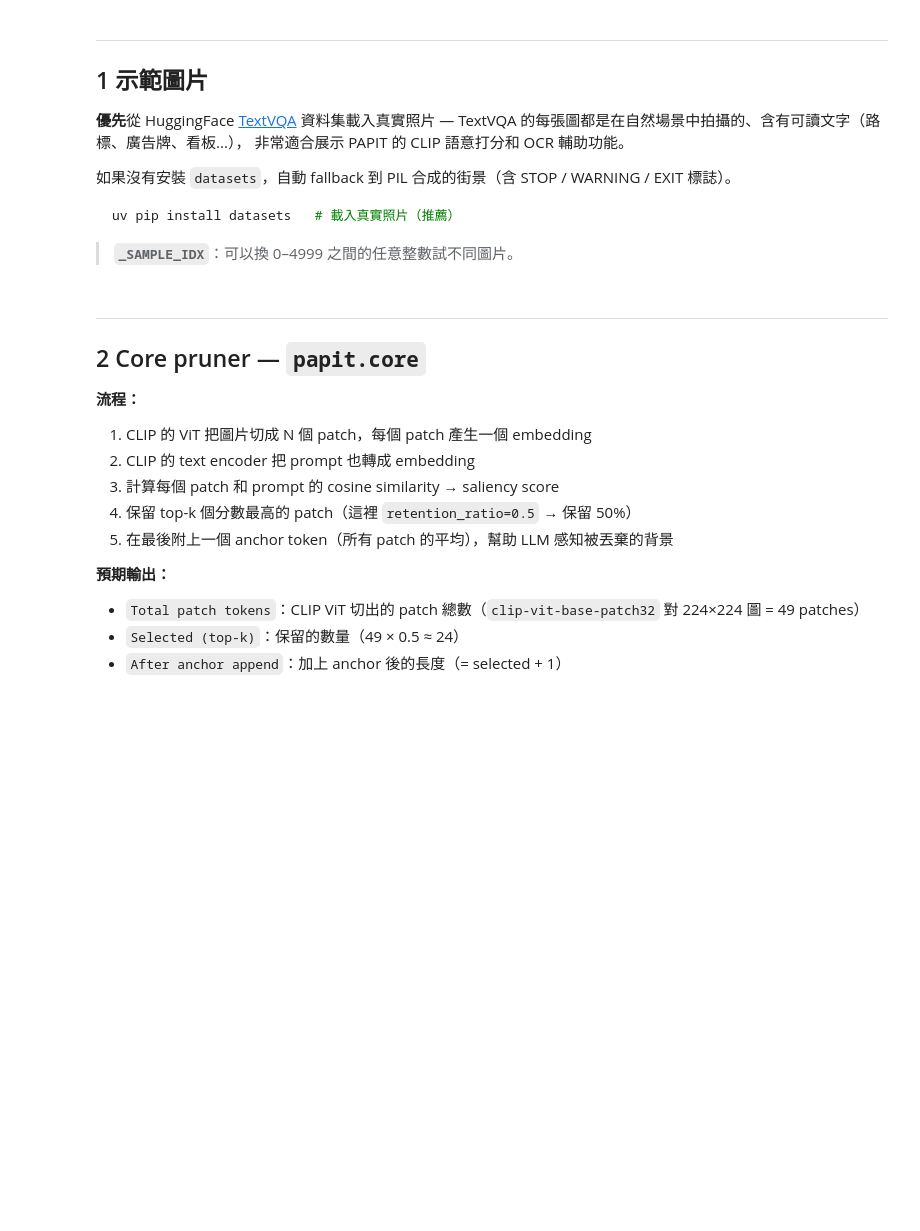
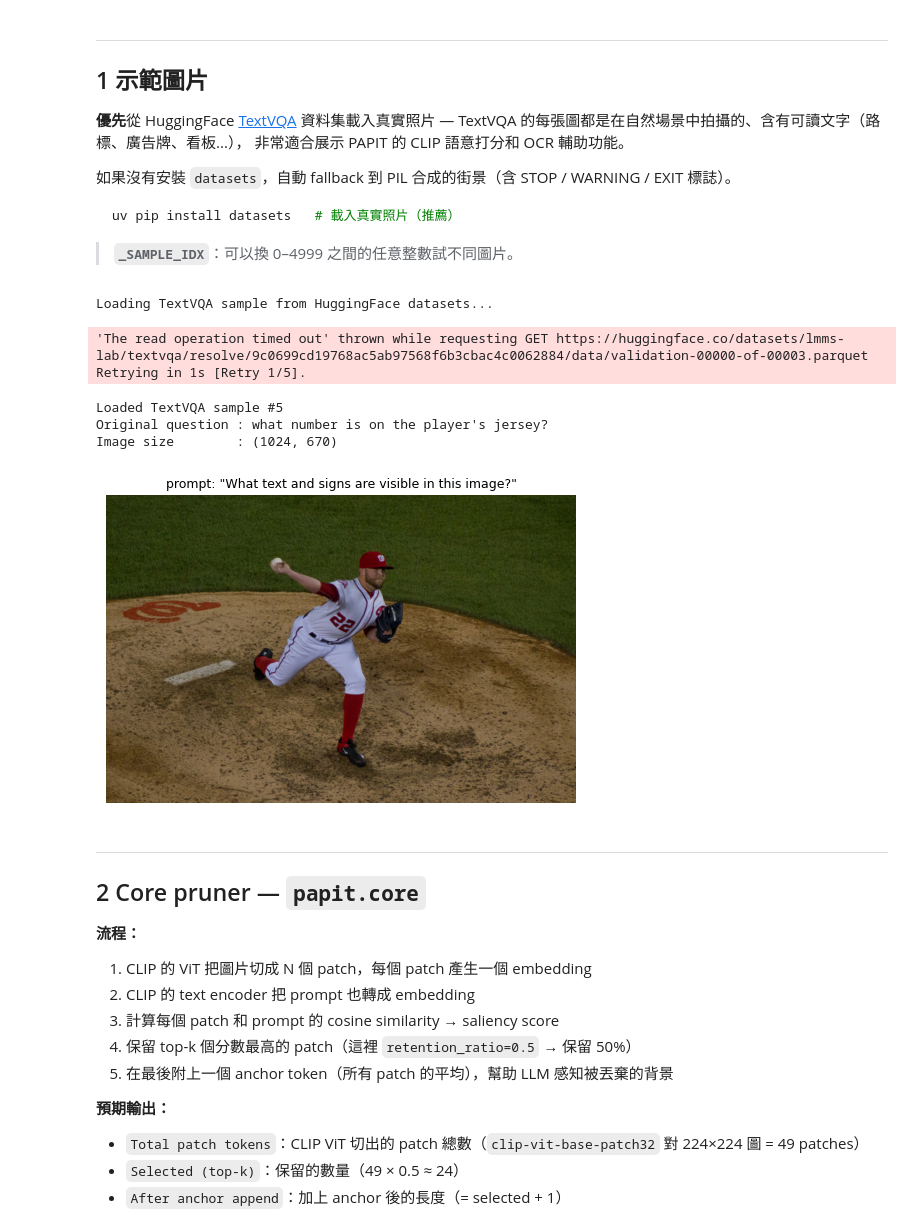
Before and after one commit to yarikama/PAPIT, a Jupyter notebook: notebooks/demo.ipynb, the cells around one changed output. Drawn from its saved outputs; the diff is of its cells as text; code cells hidden in the pictures; blank space fills up the shorter version.

```diff
--- a/notebooks/demo.ipynb
+++ b/notebooks/demo.ipynb
@@ -78,7 +93,7 @@ try:
     from datasets import load_dataset
 
     print("Loading TextVQA sample from HuggingFace datasets...")
-    ds = load_dataset("textvqa", split="validation", streaming=True, trust_remote_code=True)
+    ds = load_dataset("lmms-lab/textvqa", split="validation", streaming=True)
 
     sample = None
     for i, s in enumerate(ds):
@@ -113,33 +128,41 @@ if not _use_real:
     d.rectangle([0, 340, W, H],   fill=(60, 60, 60))
     d.rectangle([0, 320, W, 340], fill=(160, 150, 120))
     d.rectangle([  0, 60, 100, 320], fill=(150,  80,  60))
     d.rectangle([340, 60,   W, 320], fill=( 80, 110, 160))
     try:
         _f_lg = ImageFont.truetype("/System/Library/Fonts/Helvetica.ttc", 42)
         _f_sm = ImageFont.truetype("/System/Library/Fonts/Helvetica.ttc", 28)
     except Exception:
         _f_lg = _f_sm = ImageFont.load_default()
     d.rectangle([145,  45, 300, 190], fill=(200, 15, 45))
     d.rectangle([148,  48, 297, 187], outline=(255,255,255), width=4)
     d.text((163, 95),  "STOP",    fill="white", font=_f_lg)
     d.rectangle([ 10, 175, 190, 305], fill=(255, 200,   0))
     d.rectangle([ 13, 178, 187, 302], outline=(0,0,0), width=3)
     d.text(( 18, 215), "WARNING", fill="black", font=_f_sm)
     d.rectangle([255, 175, 435, 305], fill=(0, 130, 60))
     d.rectangle([258, 178, 432, 302], outline=(255,255,255), width=3)
     d.text((270, 215), "EXIT",    fill="white", font=_f_lg)
     im.save(_OUT)
     img = im
     PROMPT = "What safety signs are visible in this street scene?"
     print("Generated synthetic street scene.")
 
 IMAGE_PATH = _OUT
 fig, ax = plt.subplots(figsize=(5, 5))
 ax.imshow(img)
 ax.axis("off")
 ax.set_title(f'prompt: "{PROMPT}"', fontsize=9, wrap=True)
 plt.tight_layout()
 plt.show()
+# %% [output]
+Loading TextVQA sample from HuggingFace datasets...
+'The read operation timed out' thrown while requesting GET https://huggingface.co/datasets/lmms-lab/textvqa/resolve/9c0699cd19768ac5ab97568f6b3cbac4c0062884/data/validation-00000-of-00003.parquet
+Retrying in 1s [Retry 1/5].
+Loaded TextVQA sample #5
+Original question : what number is on the player's jersey?
+Image size        : (1024, 670)
+[figure, added]
 # %% [markdown]
 ---
 ## 2  Core pruner — `papit.core`
```
Also changed, not shown: parts of 16 cells of this notebook.
